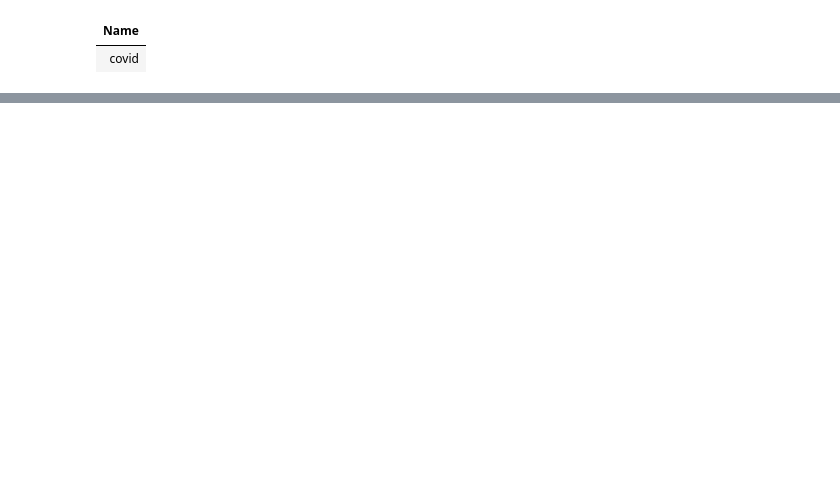
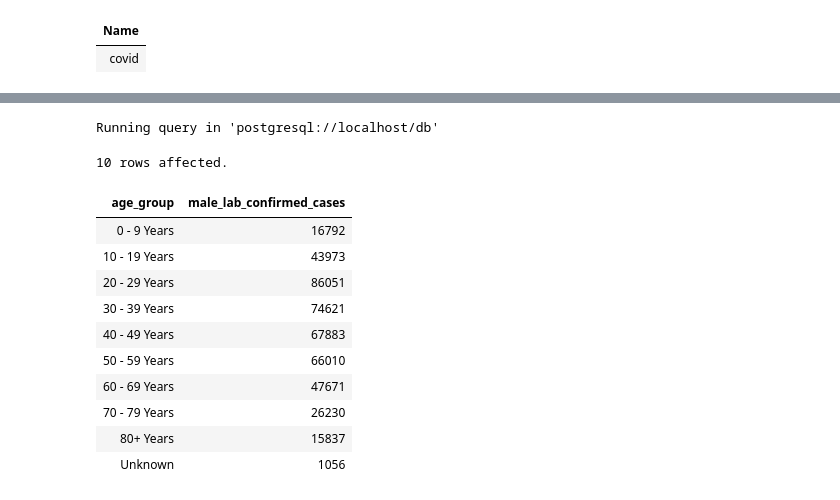
Before and after one commit to xihn/datac101-group-project, a Jupyter notebook: final_project.ipynb, the cells around one changed output, grey strips where cells are left out. Saved outputs shown, nothing was run; the diff lists cells and outputs as text; code cells hidden in the pictures; blank space fills up the shorter version.

Commit message:
query

```diff
--- a/final_project.ipynb
+++ b/final_project.ipynb
@@ -67,0 +71,25 @@ Truncated to displaylimit of 10.
+# %%
+%%sql
+SELECT
+  age_group,
+  COUNT(*) AS male_lab_confirmed_cases
+FROM covid
+WHERE
+  sex = 'Male'
+  AND current_status = 'Laboratory-confirmed case'
+GROUP BY age_group
+ORDER BY age_group;
+# %% [output]
+Running query in 'postgresql://localhost/db'
+10 rows affected.
+| age_group | male_lab_confirmed_cases |
+| 0 - 9 Years | 16792 |
+| 10 - 19 Years | 43973 |
+| 20 - 29 Years | 86051 |
+| 30 - 39 Years | 74621 |
+| 40 - 49 Years | 67883 |
+| 50 - 59 Years | 66010 |
+| 60 - 69 Years | 47671 |
+| 70 - 79 Years | 26230 |
+| 80+ Years | 15837 |
+| Unknown | 1056 |
```
Also changed, not shown: parts of 8 cells of this notebook, 1 other file.
